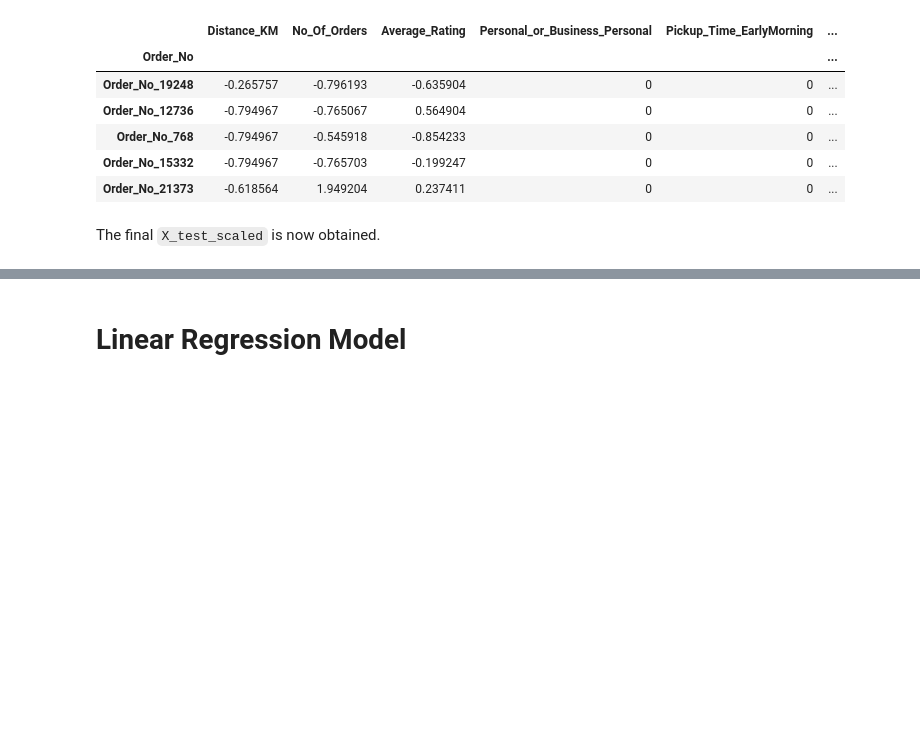
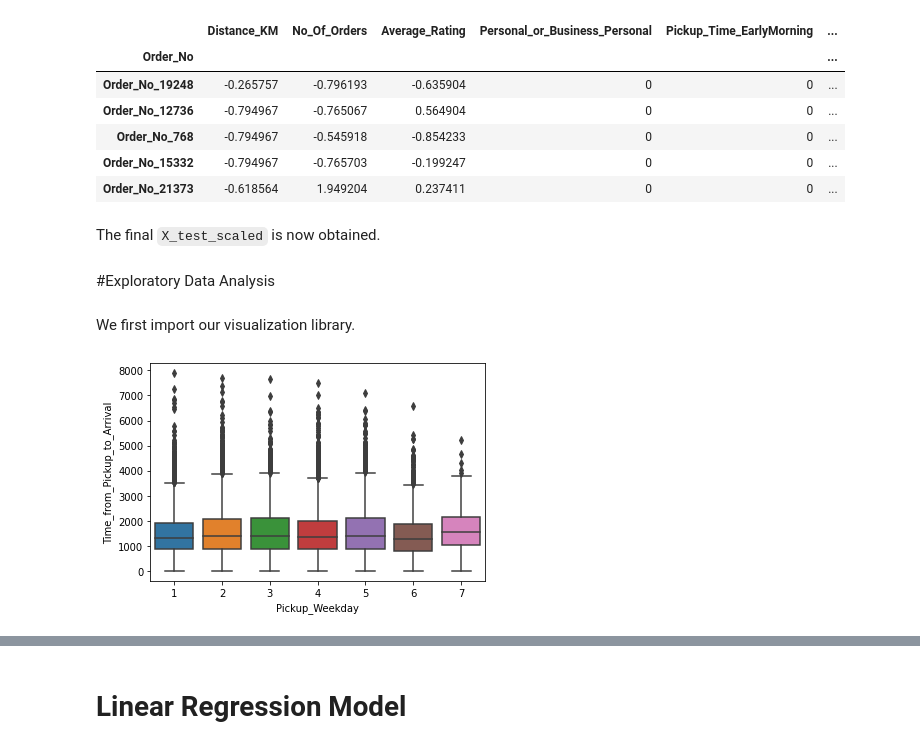
Before and after one commit to MilkShaikh3/Predict_Regression, a Jupyter notebook: Predict_Regression.ipynb, the cells around one changed output, grey strips where cells are left out. Cells and saved outputs as stored; diff of their text form; code cells hidden in the pictures; blank space fills up the shorter version.

```diff
--- a/Predict_Regression.ipynb
+++ b/Predict_Regression.ipynb
@@ -973,3 +973,7 @@ X_test_scaled.head()
 | Order_No_21373 | -0.618564 | 1.949204 | 0.237411 | 0 | 0 | ... |
 # %% [markdown]
 The final `X_test_scaled` is now obtained.
+# %% [markdown]
+#Exploratory Data Analysis
+# %% [markdown]
+We first import our visualization library.
@@ -975,0 +982,5 @@ The final `X_test_scaled` is now obtained.
+# %%
+sns.boxplot(x='Pickup_Weekday', y='Time_from_Pickup_to_Arrival', data=train)
+plt.show()
+# %% [output]
+[figure, added]
```
Also changed, not shown: parts of 12 cells of this notebook.
